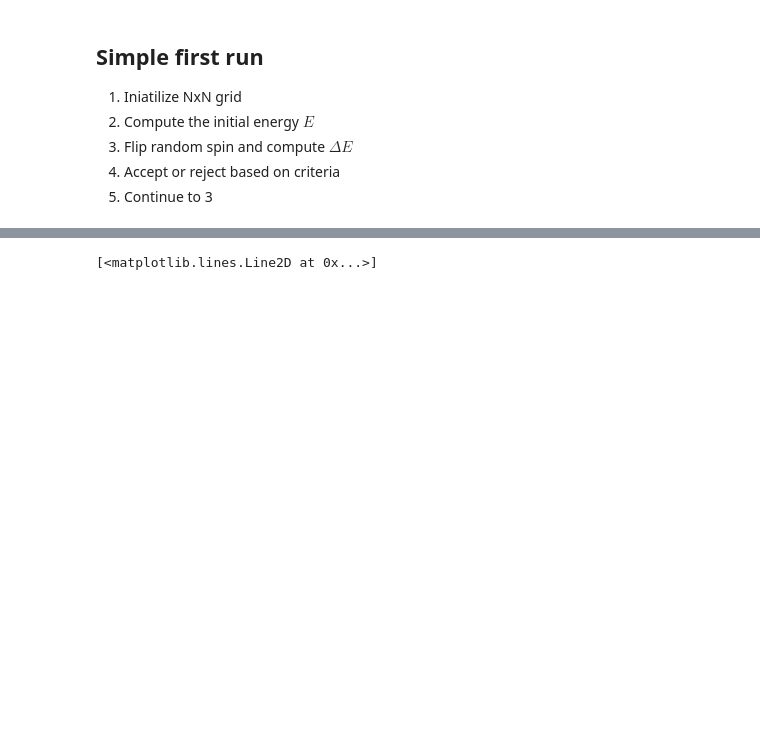
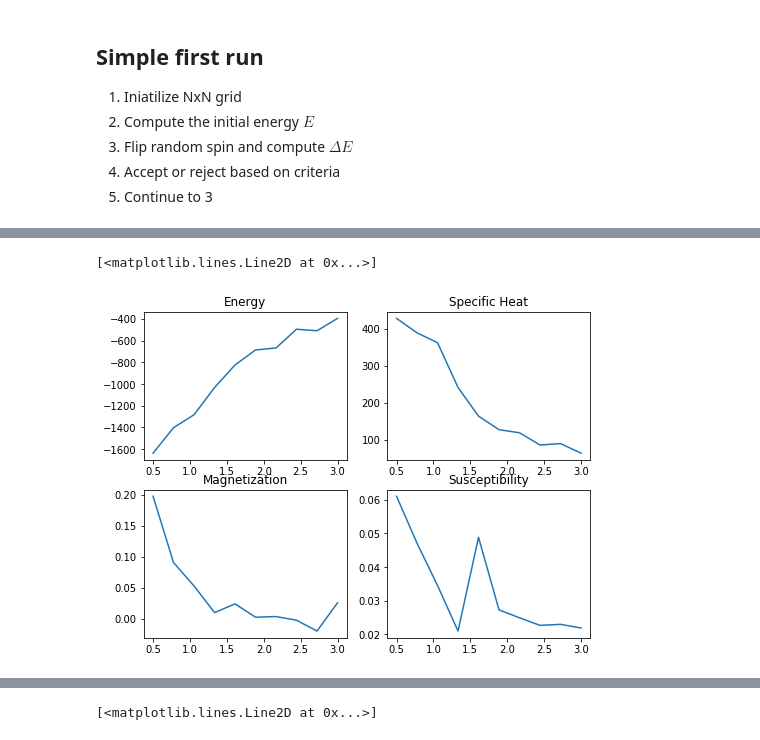
Before and after one commit to danlkv/ising_model, a Jupyter notebook: syntesis/Ising metropolis.ipynb, the cells around one changed output, grey strips where cells are left out. Saved outputs shown, nothing was run; the diff lists cells and outputs as text; code cells hidden in the pictures; blank space fills up the shorter version.

```diff
--- a/syntesis/Ising metropolis.ipynb
+++ b/syntesis/Ising metropolis.ipynb
@@ -97,0 +103,31 @@ axs[1,1].plot(temps, list(map(np.std, mag_tm)))
+# %%
+J = 0.5
+mu = 0
+
+temps = np.linspace(0.5, 3, 10)
+eneg_tm = []
+mag_tm = []
+for T in temps:
+    beta = 1/T
+    grid = torch_ising.get_random_grid(N)
+
+    # Thermalise
+    therm_sweeps = 50
+    conv = torch_ising.get_conv_nn(J, mu)
+    for ix in random_ix(N, steps=9*therm_sweeps):
+        dE = torch_ising.metrop_step(grid, conv, beta)
+
+    measure_sweeps = 50
+    E = [ising.ising_energy(grid, J, mu).cpu().numpy()]
+    M = [grid.mean().cpu().numpy()]
+    print('measure t=', T)
+    grid = grid.cpu().numpy()[0,0]
+    for ix in random_ix(N, steps=N**2*10):
+        dE = ising.metrop_step(grid, ix, J, mu, beta, N)
+        dE = dE or 0
+        E.append( E[-1] + dE )
+        M.append(np.mean(grid))
+
+    print('done measure')
+    eneg_tm.append(E)
+    mag_tm.append(M)
@@ -97,0 +155,13 @@ axs[1,1].plot(temps, list(map(np.std, mag_tm)))
+# %%
+fig, axs = plt.subplots(2,2, figsize=(8,6))
+
+[ax.set_title(t) for ax, t in zip(sum(map(list, axs),[]),
+                              ['Energy','Specific Heat', 'Magnetization', 'Susceptibility'])]
+
+axs[0,0].plot(temps, list(map(np.mean, eneg_tm)))
+axs[0,1].plot(temps, list(map(np.std, eneg_tm)))
+axs[1,0].plot(temps, list(map(np.mean, mag_tm)))
+axs[1,1].plot(temps, list(map(np.std, mag_tm)))
+# %% [output]
+[<matplotlib.lines.Line2D at 0x...>]
+[figure, added]
```
Also changed, not shown: parts of 10 cells of this notebook, 4 other files.
